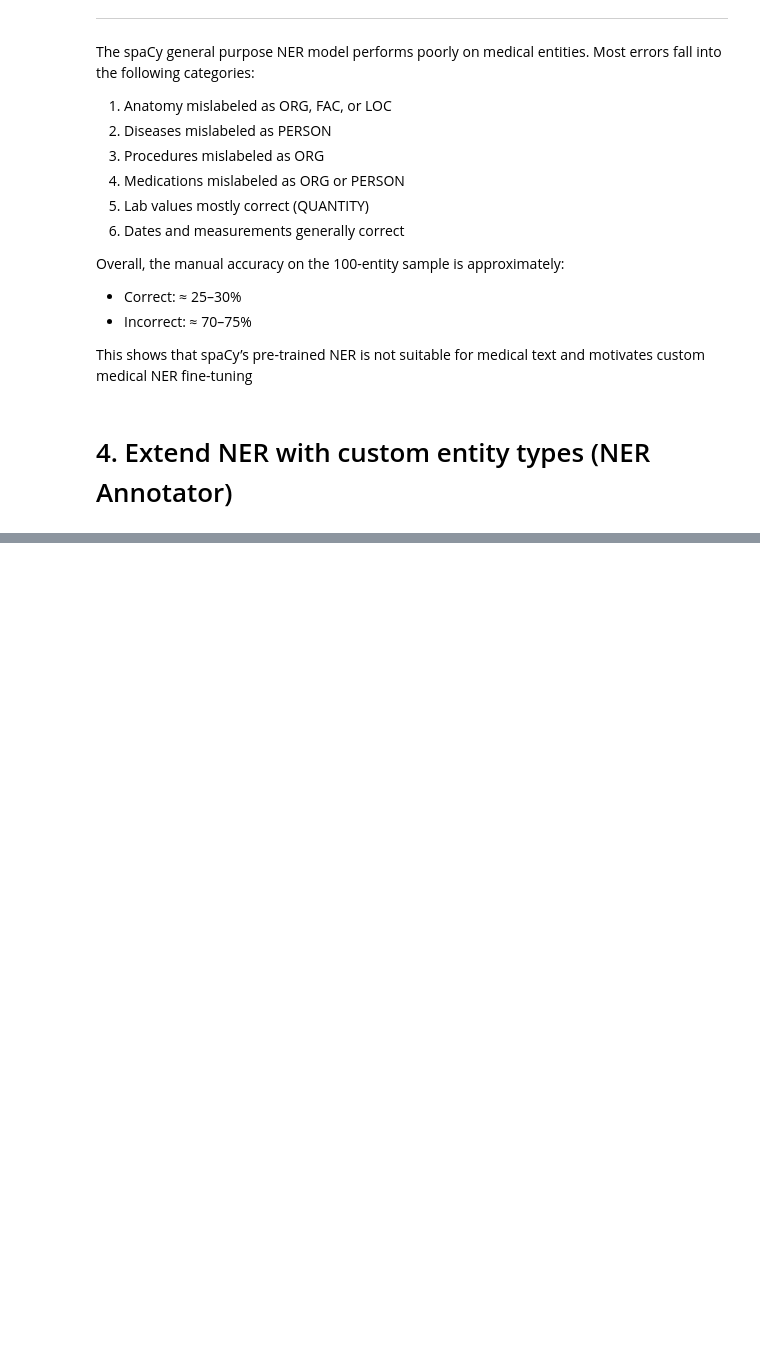
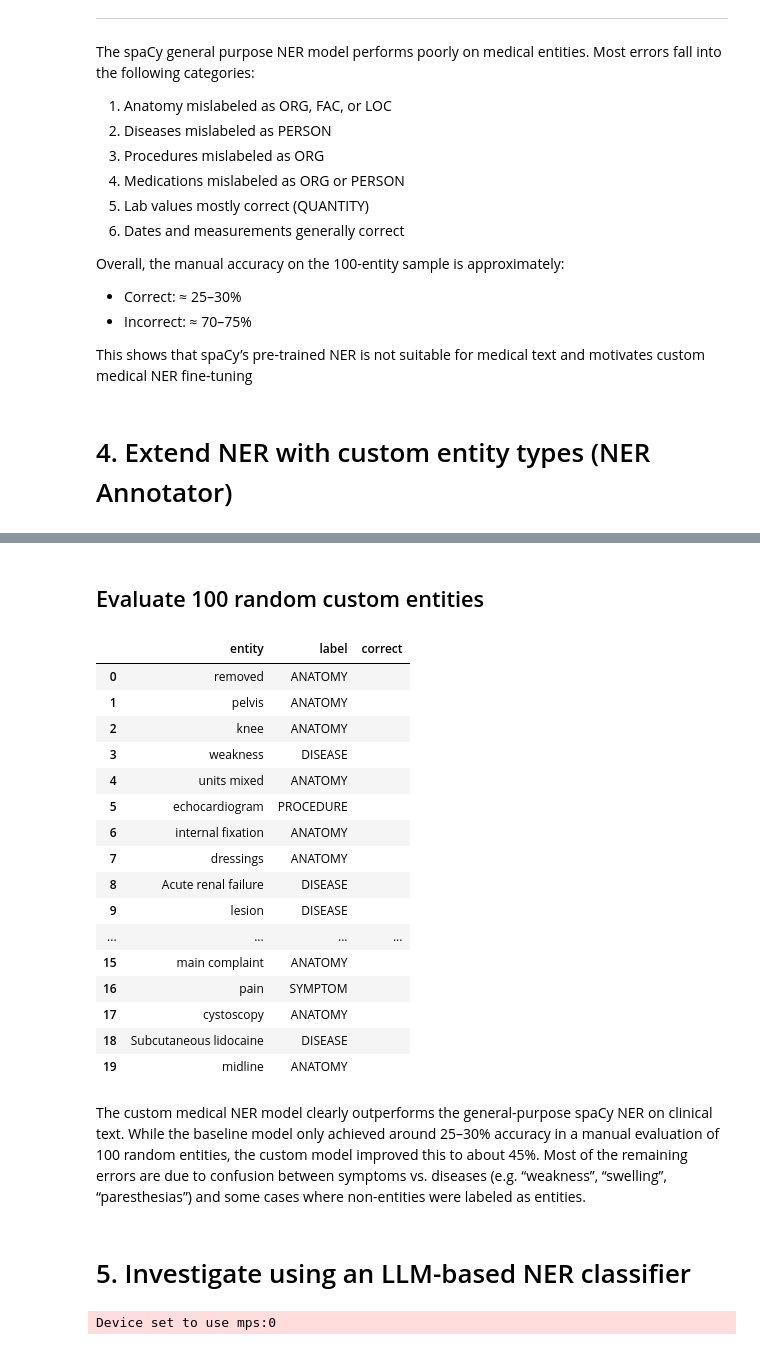
Before and after one commit to Schoggi-Mimi/nlp-project-2025, a Jupyter notebook: notebooks/02_ner_training.ipynb, the cells around one changed output, grey strips where cells are left out. Cells and saved outputs as stored; diff of their text form; code cells hidden in the pictures; blank space fills up the shorter version.

```diff
--- a/notebooks/02_ner_training.ipynb
+++ b/notebooks/02_ner_training.ipynb
@@ -198,0 +190,22 @@ sys.path.insert(0, '..')
+# %%
+import spacy
+
+nlp_custom = spacy.load("../data/models/custom_ner")
+
+texts = df['text'].tolist()
+ents_list = []
+for doc in tqdm(nlp_custom.pipe(texts, batch_size=32, n_process=multiprocessing.cpu_count()), total=len(texts)):
+    ents_list.append([(ent.text, ent.label_) for ent in doc.ents])
+
+
+df['custom_ents'] = ents_list
+# %%
+# compute entity frequencies
+from collections import Counter
+
+ent_counter = Counter()
+for ents in df['custom_ents']:
+    for _, label in ents:
+        ent_counter[label] += 1
+
+ent_counter.most_common()
@@ -198,0 +229,33 @@ sys.path.insert(0, '..')
+# %% [markdown]
+## Evaluate 100 random custom entities
+# %%
+import random
+random.seed(42)
+all_custom_ents = []
+for ents in df["custom_ents"]:
+    all_custom_ents.extend(ents)
+
+sample_ents = random.sample(all_custom_ents, 100)
+
+eval_df = pd.DataFrame(sample_ents, columns=["entity", "label"])
+
+#eval_df.to_csv("../data/custom_ner_evaluation/custom_ner_manual_eval.csv", index=False)
+eval_df.head(20)
+# %% [output]
+|  | entity | label | correct |
+| 0 | removed | ANATOMY |  |
+| 1 | pelvis | ANATOMY |  |
+| 2 | knee | ANATOMY |  |
+| 3 | weakness | DISEASE |  |
+| 4 | units mixed | ANATOMY |  |
+| 5 | echocardiogram | PROCEDURE |  |
+| 6 | internal fixation | ANATOMY |  |
+| 7 | dressings | ANATOMY |  |
+| 8 | Acute renal failure | DISEASE |  |
+| 9 | lesion | DISEASE |  |
+| ... | ... | ... | ... |
+| 15 | main complaint | ANATOMY |  |
+| 16 | pain | SYMPTOM |  |
+| 17 | cystoscopy | ANATOMY |  |
+| 18 | Subcutaneous lidocaine | DISEASE |  |
+| 19 | midline | ANATOMY |  |
@@ -198,0 +268,4 @@ sys.path.insert(0, '..')
+# %% [markdown]
+The custom medical NER model clearly outperforms the general-purpose spaCy NER on clinical text. While the baseline model only achieved around 25–30% accuracy in a manual evaluation of 100 random entities, the custom model improved this to about 45%. Most of the remaining errors are due to confusion between symptoms vs. diseases (e.g. “weakness”, “swelling”, “paresthesias”) and some cases where non-entities were labeled as entities.
+# %% [markdown]
+# 5. Investigate using an LLM-based NER classifier
@@ -198,0 +275,16 @@ sys.path.insert(0, '..')
+# %%
+model_name = 'd4data/biomedical-ner-all'
+
+tokenizer = AutoTokenizer.from_pretrained(model_name)
+model = AutoModelForTokenClassification.from_pretrained(model_name)
+
+nlp_clinical_ner_bert = pipeline("ner", model=model, tokenizer=tokenizer, aggregation_strategy="simple")
+
+results = []
+for text in tqdm(texts):
+    ents = nlp_clinical_ner_bert(text)
+    results.append([(e['word'], e['entity_group']) for e in ents])
+
+df['clinical_bert_ents'] = results
+# %% [output]
+Device set to use mps:0
```
Also changed, not shown: parts of 18 cells of this notebook, 2 other files.
